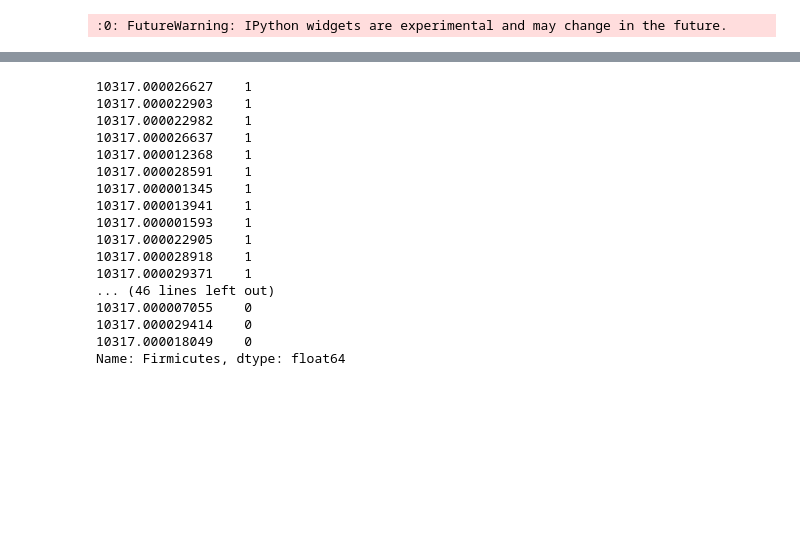
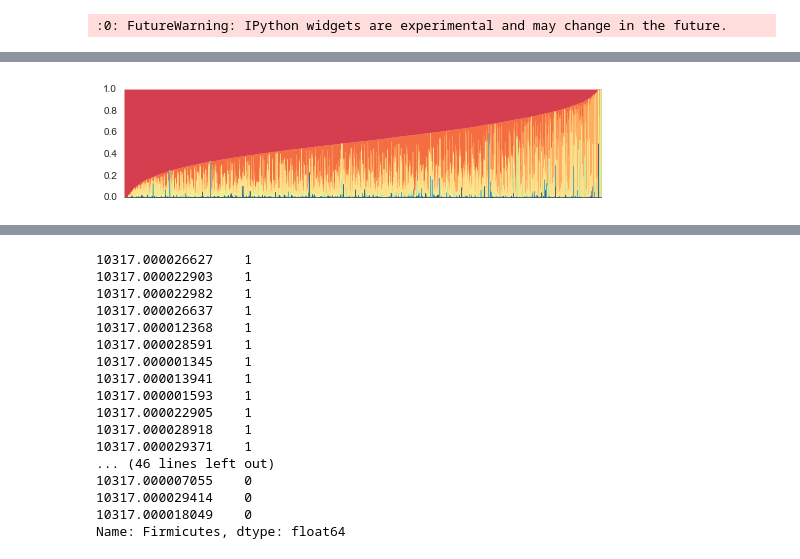
Before and after one commit to JWDebelius/American-Gut, a Jupyter notebook: ipynb/diversity-analysis/taxa_distribution.ipynb, the cells around one changed output, grey strips where cells are left out. Saved outputs shown, nothing was run; the diff lists cells and outputs as text; code cells hidden in the pictures; blank space fills up the shorter version.

```diff
--- a/ipynb/diversity-analysis/taxa_distribution.ipynb
+++ b/ipynb/diversity-analysis/taxa_distribution.ipynb
@@ -36,7 +37,6 @@ fecal_tax = tax.loc[map_.SIMPLE_BODY_SITE == 'FECAL']
 skin_tax = tax.loc[map_.SIMPLE_BODY_SITE == 'SKIN']
 oral_tax = tax.loc[map_.SIMPLE_BODY_SITE == 'ORAL']
 # %%
-most_common = ['Firmicutes', 'Bacteroidetes', 'Proteobacteria', 'Actinobacteria', 'Verrucomicrobia', 'Tenericutes', 'Cyanobacteria',
- 'Fusobacteria']
+most_common = np.array(['Firmicutes', 'Bacteroidetes', 'Proteobacteria',
+                        'Actinobacteria', 'Verrucomicrobia', 'Tenericutes',
+                        'Cyanobacteria', 'Fusobacteria'])
-# %%
-fecal_tax = fecal_tax.sort_values(most_common[0], ascending=False)
@@ -96,0 +43,4 @@ for i, (t, c) in enumerate(zip(*(most_common, colors))):
+# %%
+fecal_tax.sort_values('Firmicutes', inplace=True, ascending=False)
+skin_tax.sort_values('Firmicutes', inplace=True, ascending=False)
+oral_tax.sort_values('Firmicutes', inplace=True, ascending=False)
@@ -96,0 +60,4 @@ for i, (t, c) in enumerate(zip(*(most_common, colors))):
+# %%
+fecal_tax['Other'] = 1 - fecal_tax[most_common].sum(1)
+oral_tax['Other'] = 1 - oral_tax[most_common].sum(1)
+skin_tax['Other'] = 1 - skin_tax[most_common].sum(1)
@@ -96,0 +100,74 @@ for i, (t, c) in enumerate(zip(*(most_common, colors))):
+# %%
+x = np.arange(0, fecal_tax.shape[0])
+ax = plt.subplot(1,1,1)
+ax.fill_between(x,
+                np.sum(fecal_tax[['Other', 'Fusobacteria', 'Cyanobacteria', 'Tenericutes',
+                                  'Verrucomicrobia', 'Actinobacteria', 'Proteobacteria',
+                                  'Bacteroidetes']], 1),
+                np.sum(fecal_tax[['Other', 'Fusobacteria', 'Cyanobacteria', 'Tenericutes',
+                                  'Verrucomicrobia', 'Actinobacteria', 'Proteobacteria',
+                                  'Bacteroidetes', 'Firmicutes']], 1),
+                color='#d53e4f',
+                label='Actinobacteria')
+ax.fill_between(x,
+                np.sum(fecal_tax[['Other', 'Fusobacteria', 'Cyanobacteria', 'Tenericutes',
+                                  'Verrucomicrobia', 'Actinobacteria', 'Proteobacteria']], 1),
+                np.sum(fecal_tax[['Other', 'Fusobacteria', 'Cyanobacteria', 'Tenericutes',
+                                  'Verrucomicrobia', 'Actinobacteria', 'Proteobacteria',
+                                  'Bacteroidetes']], 1),
+                color='#f46d43',
+                label='Actinobacteria')
+
+ax.fill_between(x,
+                np.sum(fecal_tax[['Other', 'Fusobacteria', 'Cyanobacteria', 'Tenericutes',
+                                  'Verrucomicrobia', 'Actinobacteria']], 1),
+                np.sum(fecal_tax[['Other', 'Fusobacteria', 'Cyanobacteria', 'Tenericutes',
+                                  'Verrucomicrobia', 'Actinobacteria', 'Proteobacteria']], 1),
+                color='#fdae61',
+                label='Proteobacteria')
+
+ax.fill_between(x,
+                np.sum(fecal_tax[['Other', 'Fusobacteria', 'Cyanobacteria', 'Tenericutes',
+                                  'Verrucomicrobia']], 1),
+                np.sum(fecal_tax[['Other', 'Fusobacteria', 'Cyanobacteria', 'Tenericutes',
+                                  'Verrucomicrobia', 'Actinobacteria']], 1),
+                color='#fee08b',
+                label='Actinobacteria')
+
+ax.fill_between(x,
+                np.sum(fecal_tax[['Other', 'Fusobacteria', 'Cyanobacteria',
+                                  'Tenericutes']], 1),
+                np.sum(fecal_tax[['Other', 'Fusobacteria', 'Cyanobacteria',
+                                  'Tenericutes', 'Verrucomicrobia']], 1),
+                color='#fee08b',
+                label='Verrucomicrobia')
+
+ax.fill_between(x,
+                np.sum(fecal_tax[['Other', 'Fusobacteria', 'Cyanobacteria']], 1),
+                np.sum(fecal_tax[['Other', 'Fusobacteria', 'Cyanobacteria',
+                                  'Tenericutes']], 1),
+                color='#e6f598',
+                label='Tenericutes')
+ax.fill_between(x,
+                np.sum(fecal_tax[['Other', 'Fusobacteria']], 1),
+                np.sum(fecal_tax[['Other', 'Fusobacteria', 'Cyanobacteria']], 1),
+                color='#abdda4',
+                label='Cyanobacteria')
+ax.fill_between(x,
+                np.sum(fecal_tax[['Other']], 1),
+                np.sum(fecal_tax[['Other', 'Fusobacteria']], 1),
+                color='#3288bd',
+                label='Fusobacteria')
+ax.fill_between(x,
+                 np.zeros(x.shape),
+                 fecal_tax['Other'],
+                 color='#525252')
+ax.set_xlim([0, len(x)])
+ax.set_xticklabels('')
+ax.set_ylim([0, 1])
+ax.set_position((0.125, 0.125, 0.75, 0.75))
+ax.figure.set_size_inches((0.0015*len(x), 2))
+
+ax.figure.savefig('/Users/jdebelius/Desktop/fecal_phylum.pdf')
+# %% [output]
+[figure, added]
```
Also changed, not shown: parts of 10 cells of this notebook, 17 other files.
